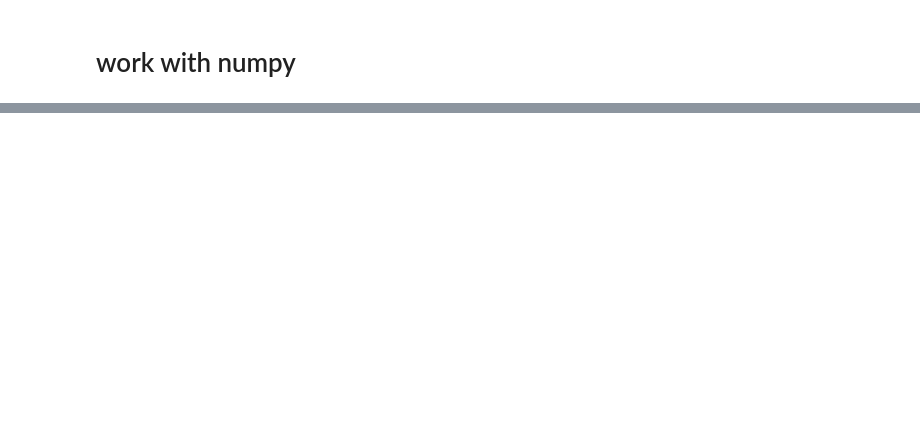
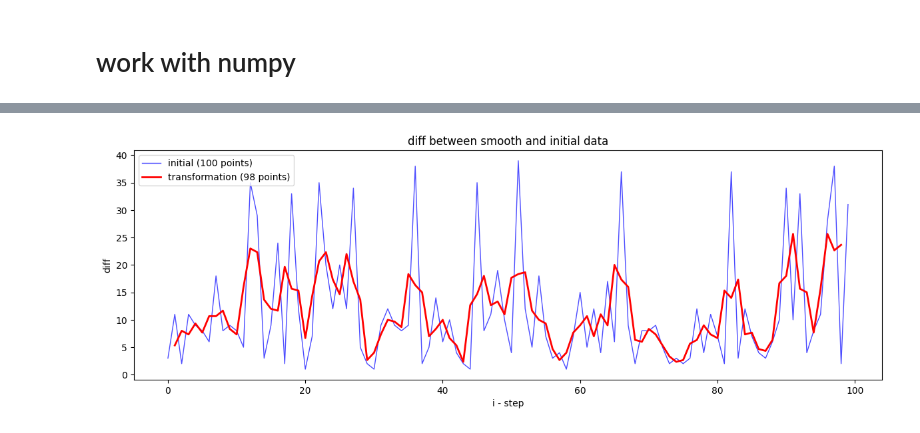
Before and after one commit to artemguivan/analysis_labs, a Jupyter notebook: lab1.ipynb, the cells around one changed output, grey strips where cells are left out. Saved outputs shown, nothing was run; the diff lists cells and outputs as text; code cells hidden in the pictures; blank space fills up the shorter version.

```diff
--- a/lab1.ipynb
+++ b/lab1.ipynb
@@ -329,0 +343,9 @@ array([1483231500, 1483229820, 1483231080, ..., 1485820800, 1485821580,
+# %%
+data = np.array([list(range(31)), # days
+          [10] + [20 for _ in range(29)] + [9], # temp
+          humidity[:31] # hunidity
+          ])
+
+first_data_day = data[1:, 0:1]
+
+remaining_days = data[1:, 1:]
@@ -329,0 +441,42 @@ array([1483231500, 1483229820, 1483231080, ..., 1485820800, 1485821580,
+# %%
+import matplotlib.pyplot as plt
+
+def draw_diff_graph(
+    df: pl.DataFrame,
+    col: str,
+    samples: int,
+    kernel: KernelProvider,
+    kernel_size: int = 3
+    ) -> None:
+
+
+    rentals_data = df[col].head(samples).to_numpy()
+
+    rentals_smooth = apply_filter_kernel(rentals_data, kernel)
+
+    n_original = len(rentals_data)  # 100
+
+    offset = kernel_size // 2  # 1
+
+    x_original = np.arange(n_original)
+
+    x_filtered = np.arange(offset, n_original - offset) # 1, 99
+
+    plt.figure(figsize=(12, 8))
+
+    plt.subplot(2, 1, 1)
+    plt.plot(x_original, rentals_data, 'b-', alpha=0.7, linewidth=1,
+    label='initial (100 points)')
+    plt.plot(x_filtered, rentals_smooth, 'r-', linewidth=2,
+    label='transformation (98 points)')
+    plt.title('diff between smooth and initial data')
+    plt.xlabel('i - step')
+    plt.ylabel('diff')
+    plt.legend()
+
+    plt.tight_layout()
+    plt.show()
+
+draw_diff_graph(unified_df_timestamp, "avg_rentals_per_month", 100, smoothing)
+# %% [output]
+[figure, added]
```
Also changed, not shown: parts of 62 cells of this notebook, 1 other file.
